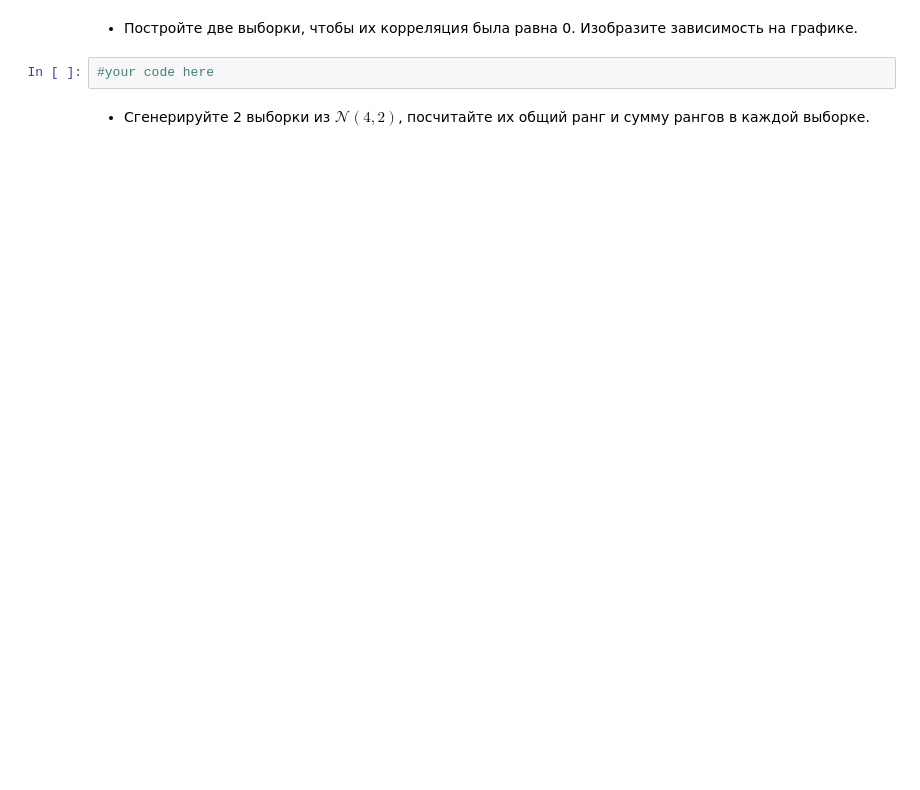
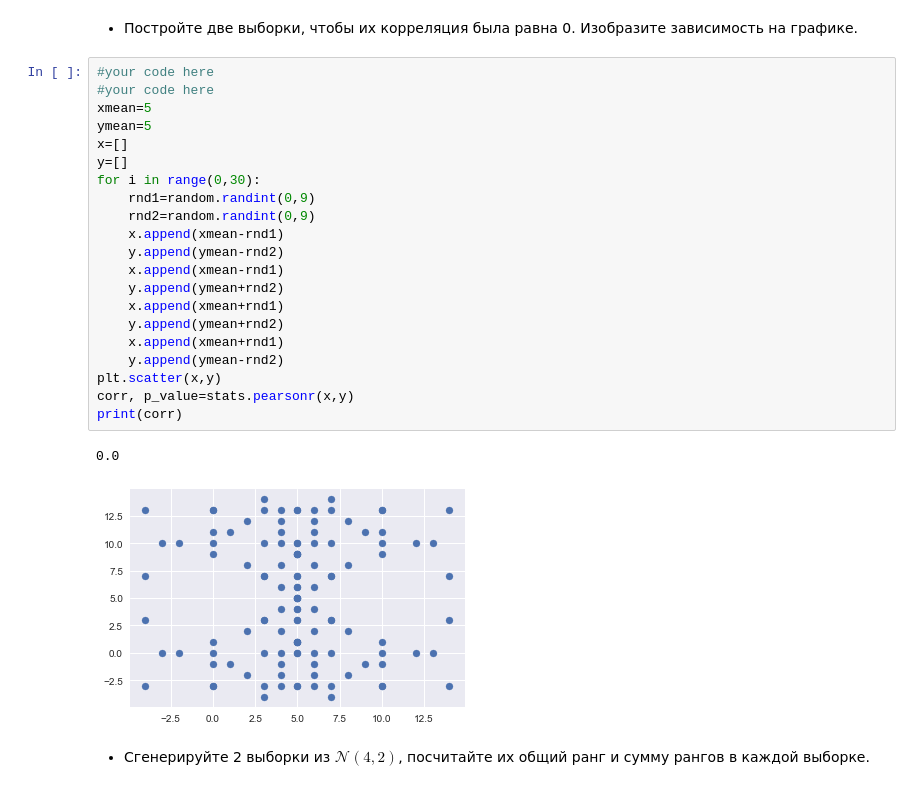
Before and after one commit to AlexeevVl/PythonHomework, a Jupyter notebook: hw2_stat.ipynb, the cells around one changed output. Drawn from its saved outputs; the diff is of its cells as text; blank space fills up the shorter version.

```diff
--- a/hw2_stat.ipynb
+++ b/hw2_stat.ipynb
@@ -266,7 +306,29 @@ norm_rv = stats.norm(0, 2)
 # %% [markdown]
 - Постройте две выборки, чтобы их корреляция была равна 0. Изобразите зависимость на графике.
-# %%
-#your code here
+# %%
+#your code here
+#your code here
+xmean=5
+ymean=5
+x=[]
+y=[]
+for i in range(0,30):
+    rnd1=random.randint(0,9)
+    rnd2=random.randint(0,9)
+    x.append(xmean-rnd1)
+    y.append(ymean-rnd2)
+    x.append(xmean-rnd1)
+    y.append(ymean+rnd2)
+    x.append(xmean+rnd1)
+    y.append(ymean+rnd2)
+    x.append(xmean+rnd1)
+    y.append(ymean-rnd2)
+plt.scatter(x,y)
+corr, p_value=stats.pearsonr(x,y)
+print(corr)
+# %% [output]
+0.0
+[figure, added]
 # %% [markdown]
 - Сгенерируйте 2 выборки из $\mathcal{N}(4,2)$, посчитайте их общий ранг и сумму рангов в каждой выборке.
 # %%
```
Also changed, not shown: parts of 24 cells of this notebook.
